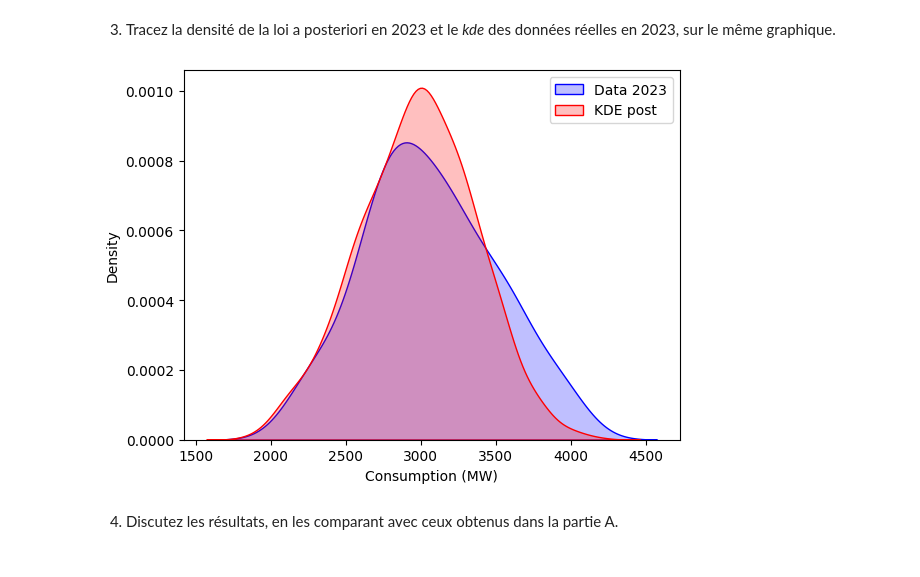
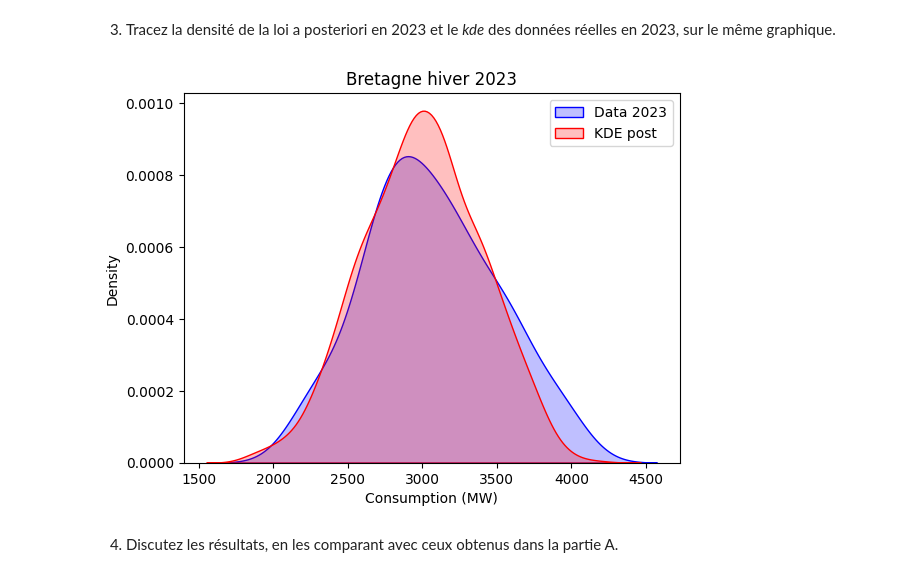
Before and after one commit to MrMay0/Statistics-Project, a Jupyter notebook: mini-project_FR.ipynb, the cells around one changed output. Drawn from its saved outputs; the diff is of its cells as text; code cells hidden in the pictures.

```diff
--- a/mini-project_FR.ipynb
+++ b/mini-project_FR.ipynb
@@ -308,8 +306,8 @@ dissimilarity_winter
 # %%
 dissimilarities = []
 
-for region in regions:
-    df_rg = df[df.region == region]
+for reg in regions:
+    df_rg = df[df.region == reg]
     mean_rg = df_rg["consumption"].mean()
     var_rg = df_rg["consumption"].var()
 
@@ -325,13 +323,11 @@ for region in regions:
     dissimilarity_rg = np.trapz(inter_fct_rg(x), x)
     dissimilarities.append(dissimilarity_rg)
 
-#dissimilarities = pd.DataFrame(dissimilarities, columns=['dissimilarity'])
-
 dissimilarities_winter = []
 
-for region in regions:
+for reg in regions:
 
-    df_rg = df[df.region == region]
+    df_rg = df[df.region == reg]
     df_rg_winter = []
 
     # On convertit les dates en datetime
@@ -361,15 +357,11 @@ for region in regions:
     dissimilarity_rg_winter = np.trapz(inter_fct_rg_winter(x), x)
     dissimilarities_winter.append(dissimilarity_rg_winter)
 
-#dissimilarities_winter = pd.DataFrame(dissimilarities_winter, columns=['winter_dissimilarity'])
-
-#dissimilarities_merged = pd.concat([pd.DataFrame(regions, columns=['regions']),dissimilarities, dissimilarities_winter], ignore_index=True)
-
 #On créer le DataFrame final
 df_sim = pd.DataFrame(columns=['regions','dissimilarities','winter_dissimilarities'])
 
-for i,region in enumerate(regions):
-    row = {'regions': region, 'dissimilarities': dissimilarities[i], 'winter_dissimilarities': dissimilarities_winter[i]}
+for i,reg in enumerate(regions):
+    row = {'regions': reg, 'dissimilarities': dissimilarities[i], 'winter_dissimilarities': dissimilarities_winter[i]}
     df_sim= pd.concat([df_sim, pd.DataFrame([row])])
 
 #On rajoute des indices aux lignes
@@ -526,18 +519,19 @@ df_param
 # %%
 post_param = df_param.iloc[9] #2023
 post_mean = post_param['mu']
 post_var = post_param['sigma']
 
 rand_mu = np.random.normal(post_mean, np.sqrt(post_var))
 new_data_post = np.random.normal(rand_mu, sigma , df_region_winter["consumption"].count())
 
 sns.kdeplot(data=df_winter_Br_2023, x="consumption", label="Data 2023", color='blue', fill=True)
 sns.kdeplot(data=new_data_post, label="KDE post", color='red', fill=True)
 plt.xlabel("Consumption (MW)")
+plt.title("Bretagne hiver 2023")
 plt.legend()
 plt.show()
 # %% [output]
-[figure, old version]
+[figure, new version]
 # %% [markdown]
 4. Discutez les résultats, en les comparant avec ceux obtenus dans la partie A.
 # %% [markdown]
```
Also changed, not shown: parts of 19 cells of this notebook.
